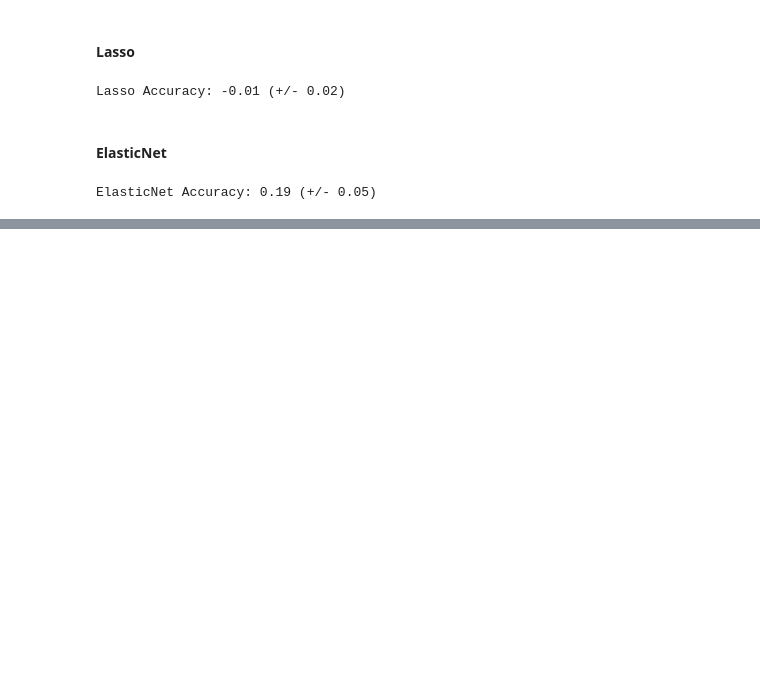
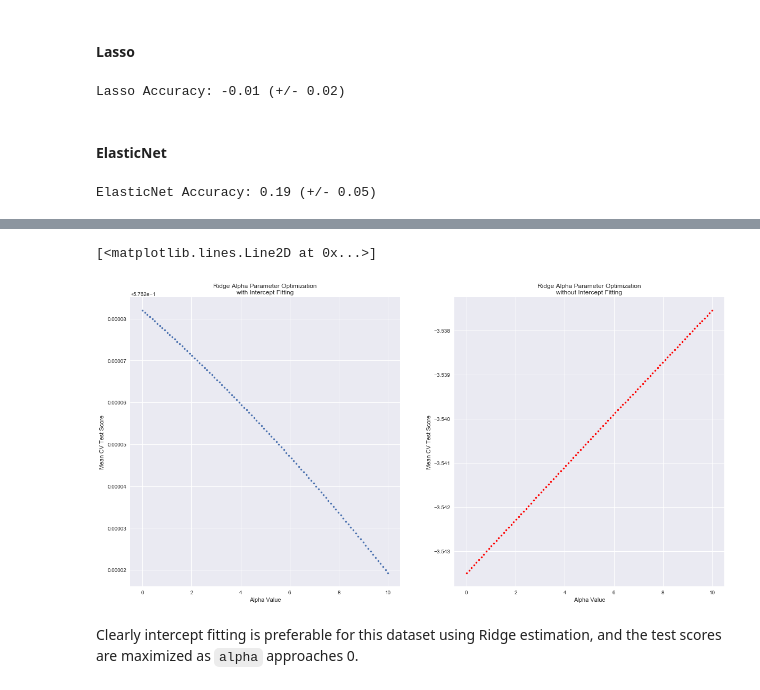
Before and after one commit to OSUScientificComputing464/project-two-colbertz2, a Jupyter notebook: part1.ipynb, the cells around one changed output, grey strips where cells are left out. Saved outputs shown, nothing was run; the diff lists cells and outputs as text; code cells hidden in the pictures; blank space fills up the shorter version.

```diff
--- a/part1.ipynb
+++ b/part1.ipynb
@@ -66,7 +66,8 @@ data = {
 # %% [markdown]
 A univariate distribution is like a histogram--it shows the frequency of values for a single variable.
 # %%
-plt.style.use('seaborn')
+import seaborn as sb
+sb.set()
 plt.figure(0, figsize = (20, 50))
 
 i = 0
@@ -240,0 +254,9 @@ If I've done my data scaling correctly it appears that OLS and Ridge are unaffec
+# %%
+grid_ridge = cv.GridSearchCV(lin.Ridge(), param_grid = {
+    'fit_intercept': [False, True],
+    'alpha': np.linspace(0, 10, 100)
+})
+grid_ridge.fit(scaled_data, target)
+
+print "BEST FIT: " + str(grid_ridge.best_estimator_)
+print "BEST SCORE: %0.2f" % grid_ridge.best_score_
@@ -240,0 +311,3 @@ If I've done my data scaling correctly it appears that OLS and Ridge are unaffec
+# %%
+gs_ridge = pd.DataFrame(grid_ridge.cv_results_)
+gs_ridge
@@ -240,0 +333,26 @@ If I've done my data scaling correctly it appears that OLS and Ridge are unaffec
+# %%
+plt.figure(4, figsize = (20, 10))
+
+plt.subplot(121)
+plt.title("Ridge Alpha Parameter Optimization\nwith Intercept Fitting")
+plt.xlabel("Alpha Value")
+plt.ylabel("Mean CV Test Score")
+plt.plot(gs_ridge.loc[gs_ridge.param_fit_intercept == True, ['param_alpha']],
+         gs_ridge.loc[gs_ridge.param_fit_intercept == True, ['mean_test_score']],
+         '.',
+         label = "fit_intercept == True")
+
+plt.subplot(122)
+plt.title("Ridge Alpha Parameter Optimization\nwithout Intercept Fitting")
+plt.xlabel("Alpha Value")
+plt.ylabel("Mean CV Test Score")
+plt.plot(gs_ridge.loc[gs_ridge.param_fit_intercept == False, ['param_alpha']],
+         gs_ridge.loc[gs_ridge.param_fit_intercept == False, ['mean_test_score']],
+         '.',
+         label = "fit_intercept == False",
+         color = plt.cm.brg(128))
+# %% [output]
+[<matplotlib.lines.Line2D at 0x...>]
+[figure, added]
+# %% [markdown]
+Clearly intercept fitting is preferable for this dataset using Ridge estimation, and the test scores are maximized as `alpha` approaches 0.
```
Also changed, not shown: parts of 16 cells of this notebook.
